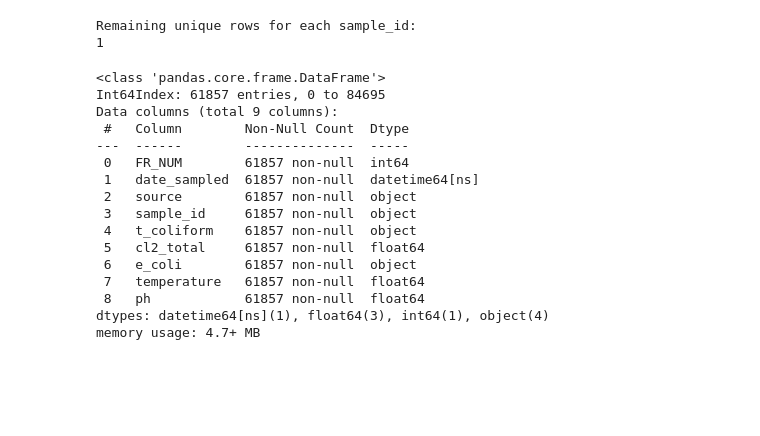
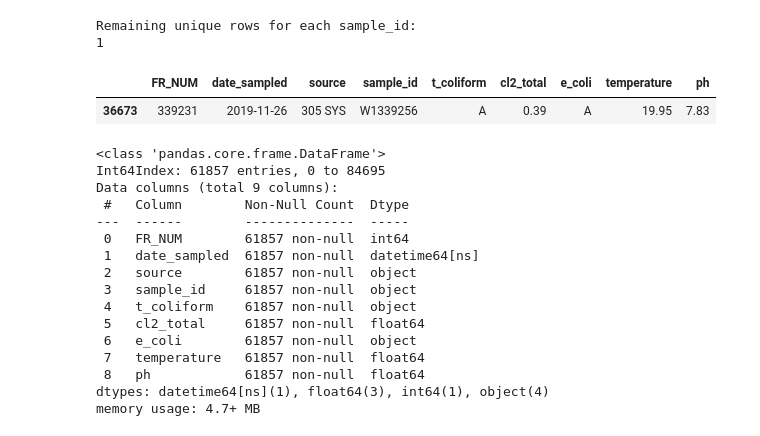
Before and after one commit to Oscar-Gil-Data/Monitoring-of-Indicator-Bacteria-in-Drinking-Water, a Jupyter notebook: Data SD - Monitoring of Indicator Bacteria in Drinking Water.ipynb, the cells around one changed output. Cells and saved outputs as stored; diff of their text form; code cells hidden in the pictures; blank space fills up the shorter version.

```diff
--- a/Data SD - Monitoring of Indicator Bacteria in Drinking Water.ipynb
+++ b/Data SD - Monitoring of Indicator Bacteria in Drinking Water.ipynb
@@ -208,6 +208,12 @@ for u in (set(pd.DataFrame(set(df.sample_id)).value_counts().values)):
 # %% [output]
 Remaining unique rows for each sample_id:
 1
+# %%
+# Review of sample_id referenced, to confirm single row returned with mean values
+df.query("sample_id == @sample_id_var")
+# %% [output]
+|  | FR_NUM | date_sampled | source | sample_id | t_coliform | cl2_total | e_coli | temperature | ph |
+| 36673 | 339231 | 2019-11-26 | 305 SYS | W1339256 | A | 0.39 | A | 19.95 | 7.83 |
 # %%
 # Drop unnecessary columns for remainder of the process - used in previous steps
 df = df.drop(['cl2_total_mean', 'temperature_mean', 'ph_mean'], axis=1)
```
